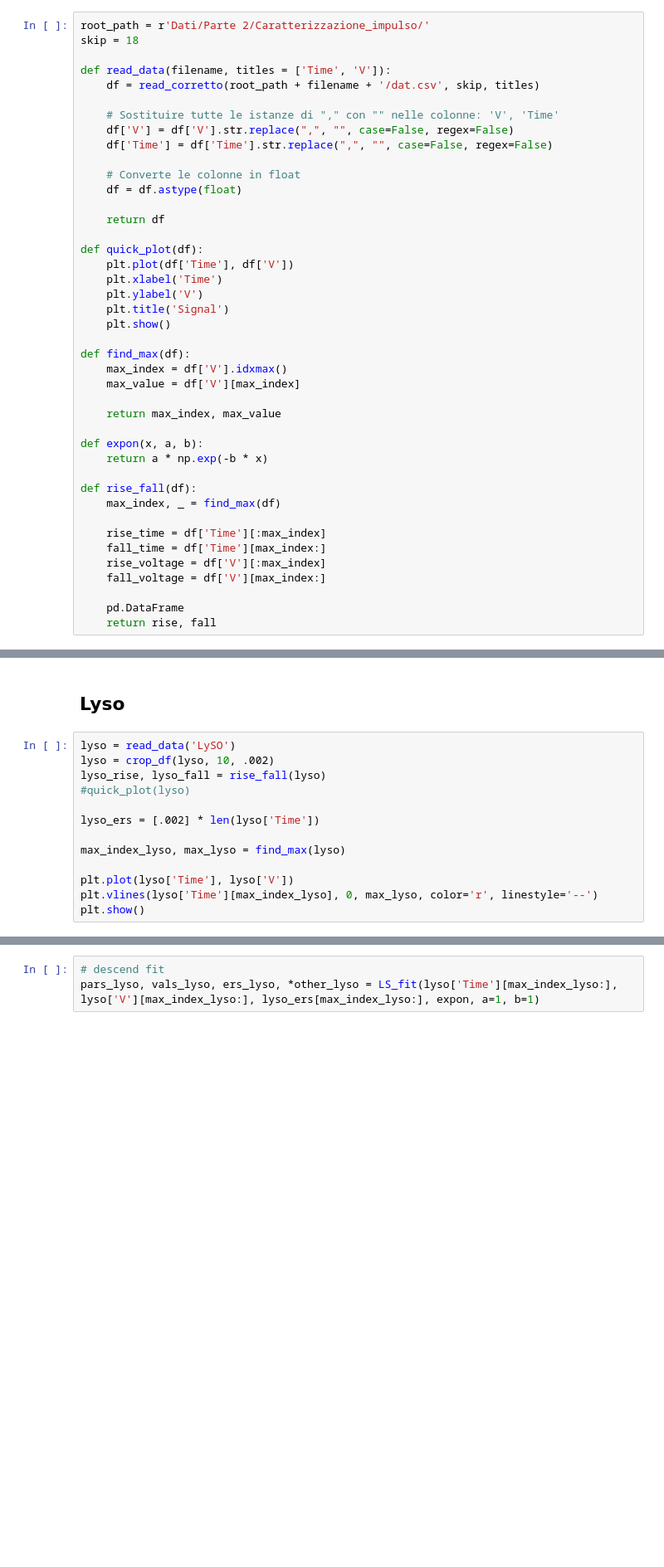
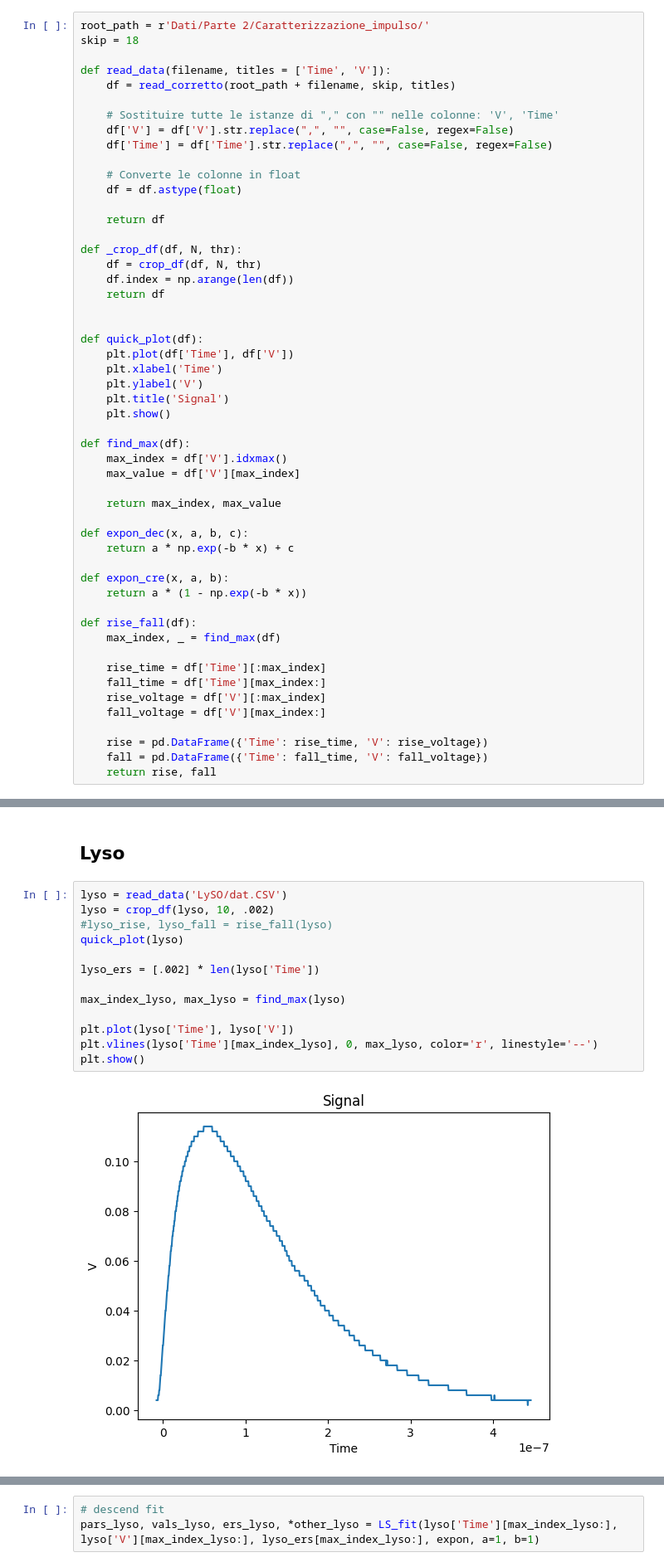
Before and after one commit to Pavar0tty/Laboratorio_SiPM, a Jupyter notebook: Analisi/Parte 2/Time_analisi.ipynb, the cells around one changed output, grey strips where cells are left out. Shown at 83% size. Cells and saved outputs as stored; diff of their text form; blank space fills up the shorter version.

```diff
--- a/Analisi/Parte 2/Time_analisi.ipynb
+++ b/Analisi/Parte 2/Time_analisi.ipynb
@@ -17,7 +17,7 @@ root_path = r'Dati/Parte 2/Caratterizzazione_impulso/'
 skip = 18
 
 def read_data(filename, titles = ['Time', 'V']):
-    df = read_corretto(root_path + filename + '/dat.csv', skip, titles)
+    df = read_corretto(root_path + filename, skip, titles)
 
     # Sostituire tutte le istanze di "," con "" nelle colonne: 'V', 'Time'
     df['V'] = df['V'].str.replace(",", "", case=False, regex=False)
@@ -27,6 +27,12 @@ def read_data(filename, titles = ['Time', 'V']):
     df = df.astype(float)
 
     return df
+
+def _crop_df(df, N, thr):
+    df = crop_df(df, N, thr)
+    df.index = np.arange(len(df))
+    return df
+
 
 def quick_plot(df):
     plt.plot(df['Time'], df['V'])
@@ -41,8 +47,11 @@ def find_max(df):
 
     return max_index, max_value
 
-def expon(x, a, b):
-    return a * np.exp(-b * x)
+def expon_dec(x, a, b, c):
+    return a * np.exp(-b * x) + c
+
+def expon_cre(x, a, b):
+    return a * (1 - np.exp(-b * x))
 
 def rise_fall(df):
     max_index, _ = find_max(df)
@@ -52,7 +61,8 @@ def rise_fall(df):
     rise_voltage = df['V'][:max_index]
     fall_voltage = df['V'][max_index:]
 
-    pd.DataFrame
+    rise = pd.DataFrame({'Time': rise_time, 'V': rise_voltage})
+    fall = pd.DataFrame({'Time': fall_time, 'V': fall_voltage})
     return rise, fall
 # %% [markdown]
 ## BGO
@@ -73,15 +117,17 @@ quick_plot(csi_co)
 # %% [markdown]
 ## Lyso
 # %%
-lyso = read_data('LySO')
+lyso = read_data('LySO/dat.CSV')
 lyso = crop_df(lyso, 10, .002)
-lyso_rise, lyso_fall = rise_fall(lyso)
-#quick_plot(lyso)
+#lyso_rise, lyso_fall = rise_fall(lyso)
+quick_plot(lyso)
 
 lyso_ers = [.002] * len(lyso['Time'])
 
 max_index_lyso, max_lyso = find_max(lyso)
 
 plt.plot(lyso['Time'], lyso['V'])
 plt.vlines(lyso['Time'][max_index_lyso], 0, max_lyso, color='r', linestyle='--')
 plt.show()
+# %% [output]
+[figure, added]
```
Also changed, not shown: parts of 6 cells of this notebook, 4 other files.
